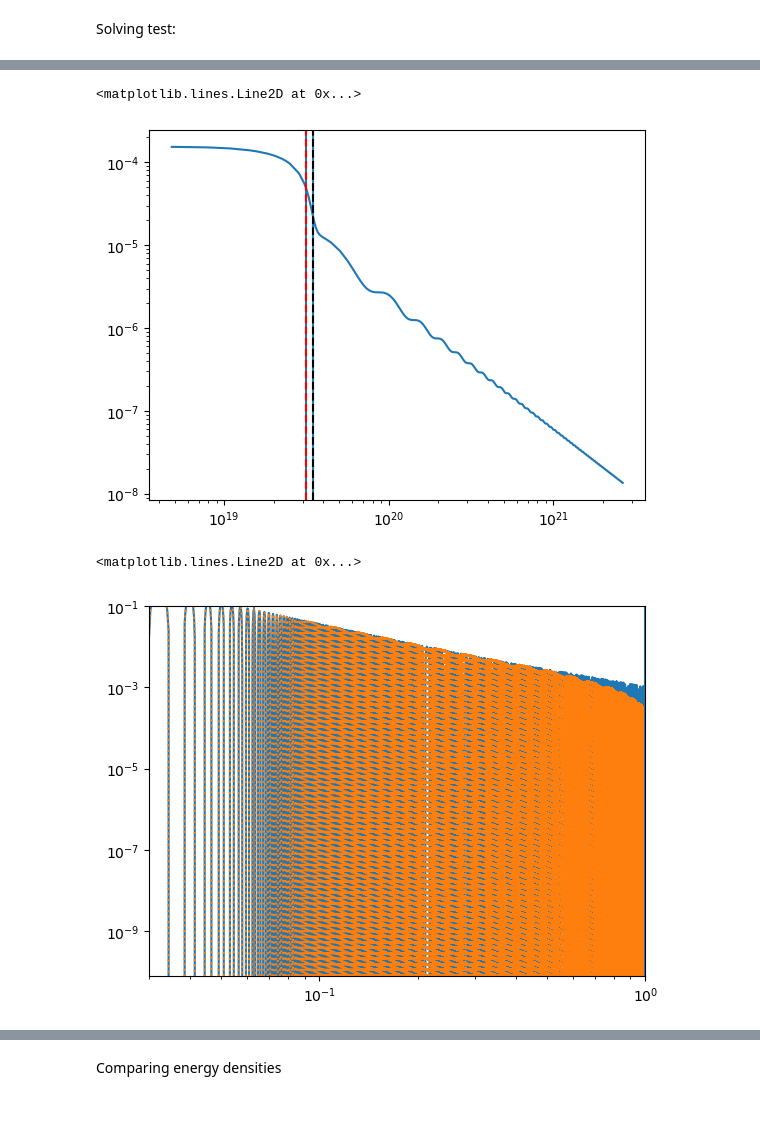
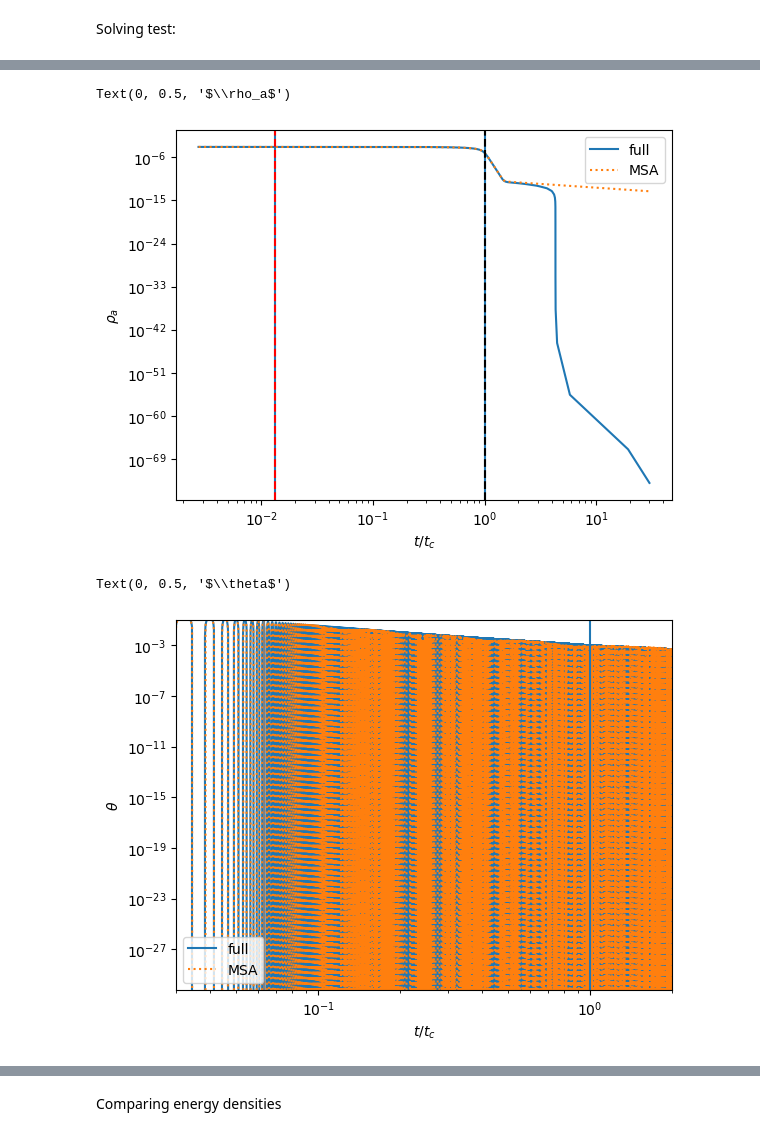
Before and after one commit to ManuelBuenAbad/axion_mcmc, a Jupyter notebook: axion_evol.ipynb, the cells around one changed output, grey strips where cells are left out. Cells and saved outputs as stored; diff of their text form; code cells hidden in the pictures.

```diff
--- a/axion_evol.ipynb
+++ b/axion_evol.ipynb
@@ -1435,15 +1450,13 @@ def dlnmadlna(t, vev, model, eps_phi, N, p=12, small=1.e-10):
         dlnVppdlnF = 1
 
     elif model == 'ZN':
-        if N == np.inf:
-            dlnVppdlnF = 1
-        else:
-            chipp = -zp*((np.cos(vev)/chpt_fn(vev)) + ((zp*np.sin(vev)**2)/(chpt_fn(vev)**3))) # second derivative of the angular dependence, evaluated at the VEV
-            pref = -(mpi**2 * fpi**2) * (1 + eps_phi) # prefactor of numerator
 
-            num = pref*FTemp(T_fn(t), p=p, small=small)*chipp
-            den = Va_N_primeprime(vev, N) + Va_phi_primeprime(vev, T_fn(t), eps_phi, p=p, small=small)
-            dlnVppdlnF = num/den
+        chipp = -zp*((np.cos(vev)/chpt_fn(vev)) + ((zp*np.sin(vev)**2)/(chpt_fn(vev)**3))) # second derivative of the angular dependence, evaluated at the VEV
+        pref = -(mpi**2 * fpi**2) * (1 + eps_phi) # prefactor of numerator
+
+        num = pref*FTemp(T_fn(t), p=p, small=small)*chipp
+        den = Va_N_primeprime(vev, N) + Va_phi_primeprime(vev, T_fn(t), eps_phi, p=p, small=small)
+        dlnVppdlnF = num/den
 
     else:
         raise ValueError("The argument 'model' must be either 'QCD' or 'ZN'. You passed '{}'".format(model))
@@ -3904,7 +3914,7 @@ theta_ini, dtheta_ini = 1, 0
 # %% [markdown]
 Defining the parameters:
 # %%
-fa_test = (1.e17)*GeV # axion decay constant
+fa_test = (1.e12)*GeV # axion decay constant
 epsphi_test = None # suppression in axion mass squared
 N_test = None # number of SM copies
 # %% [markdown]
@@ -3914,2 +3922,2 @@ test_sol1 = solve_axion_eom('QCD', 'switcheroo', fa_test, epsphi_test, N_test, 1
 # %%
-test_sol2 = solve_axion_eom('QCD', 'brute', fa_test, epsphi_test, N_test, 1, dtheta_ini, (0.01, 100), method='Radau', atol=1.e-6, rtol=1.e-5, vectorized=True)
+test_sol1 = solve_axion_eom('QCD', 'brute', fa_test, epsphi_test, N_test, 1, dtheta_ini, (0.01, 100), method='Radau', atol=1.e-7, rtol=1.e-6, vectorized=True, verbose=True)
@@ -3915,0 +3942,2 @@ test_sol2 = solve_axion_eom('QCD', 'brute', fa_test, epsphi_test, N_test, 1, dth
+# %%
+test_sol2 = solve_axion_eom('QCD', 'switcheroo', fa_test, epsphi_test, N_test, 1, dtheta_ini, (0.01, 100), method='Radau', atol=1.e-6, rtol=1.e-5, vectorized=True, dense_MSA=5001, verbose=True)
@@ -3928,28 +3980,39 @@ plt.axvline(tcrit, color='k', ls='--')
 # %%
-plt.plot(test_sol1.t_arr/tcrit, test_sol1.rho_arr)
+plt.plot(test_sol1.t_arr/tcrit, test_sol1.rho_arr, label='full')
+plt.plot(test_sol2.t_arr/tcrit, test_sol2.rho_arr, ':', label='MSA')
+
+plt.legend()
 plt.xscale('log')
 plt.yscale('log')
 # plt.xlim(1.e18, 6.e18)
-plt.axvline(test_sol1.t_events[0]/tcrit)
-plt.axvline(test_sol1.t_events[1]/tcrit)
-plt.axvline(test_sol1.toscs[0]/tcrit, color='r', ls='--')
+plt.axvline(test_sol2.t_events[0]/tcrit)
+plt.axvline(test_sol2.t_events[1]/tcrit)
+plt.axvline(test_sol2.toscs[0]/tcrit, color='r', ls='--')
 plt.axvline(1, color='k', ls='--')
+
+plt.xlabel(r"$t/t_c$")
+plt.ylabel(r"$\rho_a$")
 # %% [output]
-<matplotlib.lines.Line2D at 0x...>
+Text(0, 0.5, '$\\rho_a$')
-[figure, old version]
+[figure, new version]
 # %%
-plt.plot(test_sol1.t_arr/tcrit, test_sol1.theta_arr)#, marker='.')
-plt.plot(test_sol2.t_arr/tcrit, test_sol2.theta_arr, ls=':')
+plt.plot(test_sol1.t_arr/tcrit, test_sol1.theta_arr, label='full')
+plt.plot(test_sol2.t_arr/tcrit, test_sol2.theta_arr, ':', label='MSA')
+
+plt.legend()
 plt.xscale('log')
 plt.yscale('log')
 # plt.xlim(0.1, 2)
 # plt.ylim(-0.01, 0.01)
 plt.ylim(-0.1, 0.1)
-plt.xlim(0.03, 1)
-plt.axvline(test_sol1.msa_t_ini[-1]/tcrit, color='gray')
-plt.axvline(test_sol1.t_events[0]/tcrit)
-plt.axvline(test_sol1.t_events[1]/tcrit)
+plt.xlim(0.03, 2)
+plt.axvline(test_sol2.msa_t_ini[-1]/tcrit, color='gray')
+plt.axvline(test_sol2.t_events[0]/tcrit)
+plt.axvline(test_sol2.t_events[1]/tcrit)
+
+plt.xlabel(r"$t/t_c$")
+plt.ylabel(r"$\theta$")
 # %% [output]
-<matplotlib.lines.Line2D at 0x...>
+Text(0, 0.5, '$\\theta$')
-[figure, old version]
+[figure, new version]
 # %%
```
Also changed, not shown: parts of 32 cells of this notebook.
